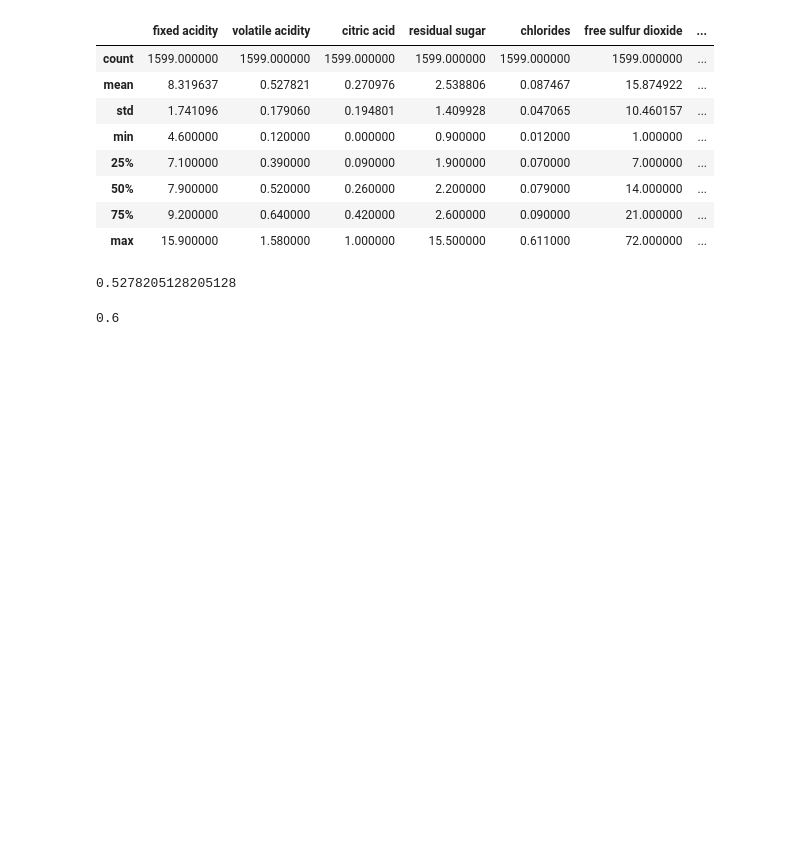
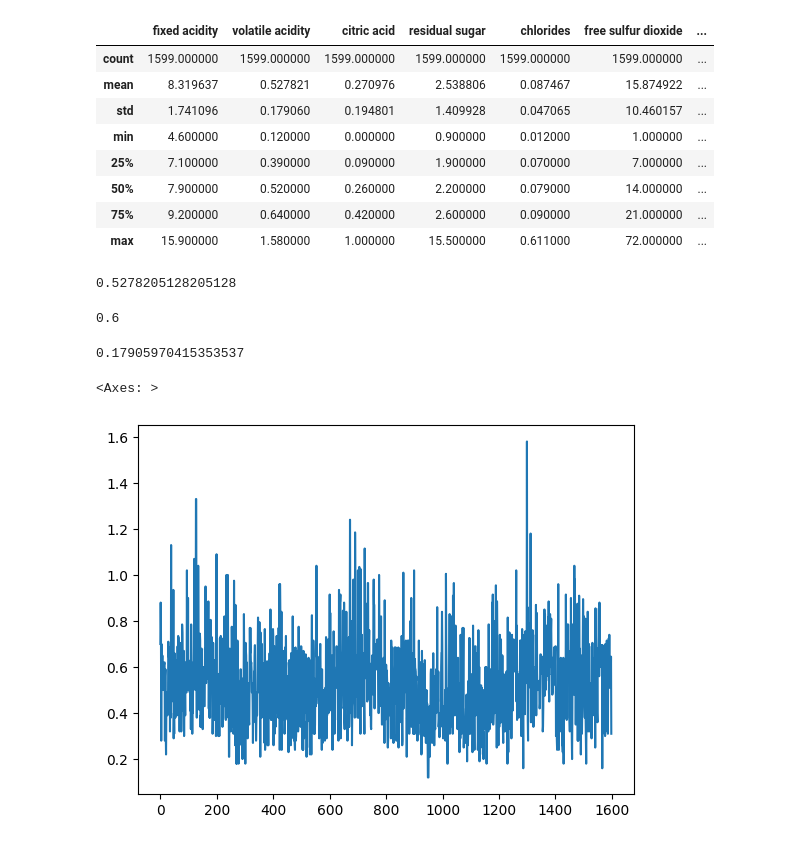
Before and after one commit to GOLISHYAMP/ML_AI, a Jupyter notebook: MachineLearningPrac/implementation.ipynb, the cells around one changed output. Cells and saved outputs as stored; diff of their text form; code cells hidden in the pictures; blank space fills up the shorter version.

```diff
--- a/MachineLearningPrac/implementation.ipynb
+++ b/MachineLearningPrac/implementation.ipynb
@@ -84,3 +84,13 @@ dataset['volatile acidity'].mean()
 dataset['volatile acidity'].mode()[0]
 # %% [output]
 0.6
+# %%
+dataset['volatile acidity'].std()
+# %% [output]
+0.17905970415353537
+# %%
+import matplotlib.pyplot as plt
+dataset['volatile acidity'].plot()
+# %% [output]
+<Axes: >
+[figure, added]
```
Also changed, not shown: parts of 11 cells of this notebook.
